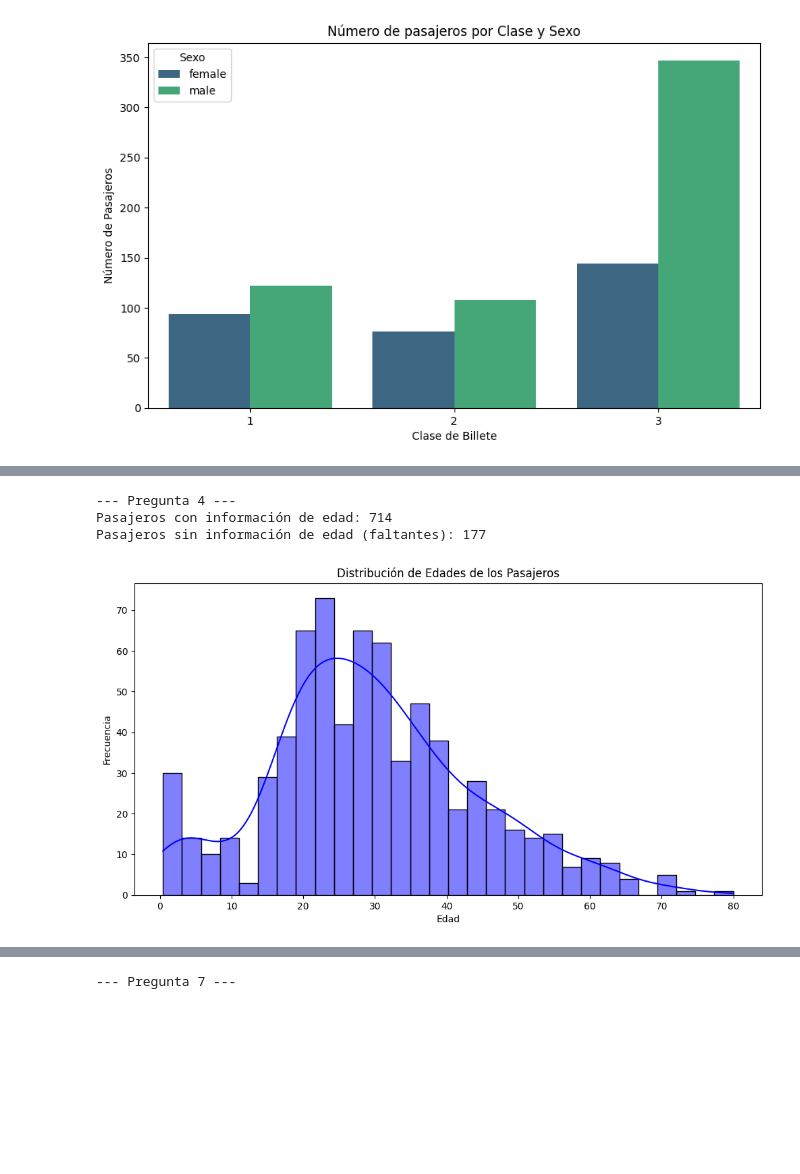
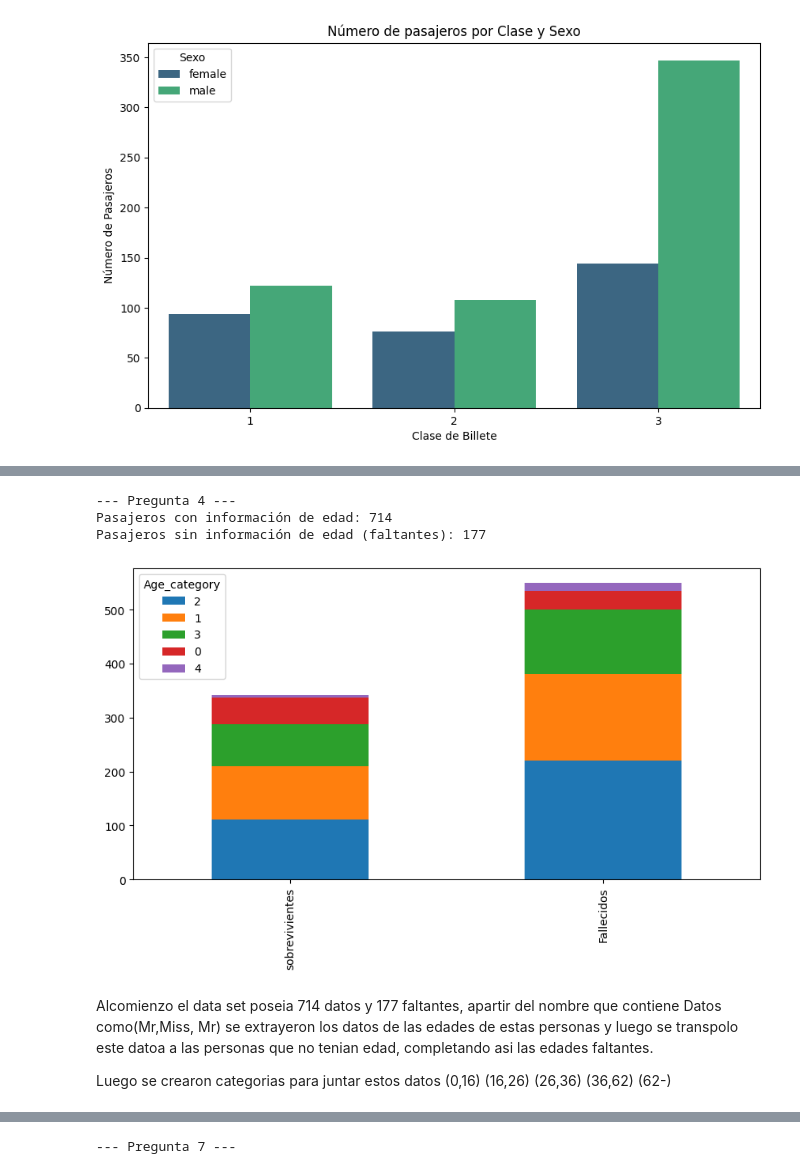
Before and after one commit to jmora67248-ui/Ciencia-de-datos, a Jupyter notebook: Actividad27OctEDA.ipynb, the cells around one changed output, grey strips where cells are left out. Saved outputs shown, nothing was run; the diff lists cells and outputs as text; code cells hidden in the pictures; blank space fills up the shorter version.

```diff
--- a/Actividad27OctEDA.ipynb
+++ b/Actividad27OctEDA.ipynb
@@ -684,30 +660,28 @@ Passing `palette` without assigning `hue` is deprecated and will be removed in v
 # %%
 # -----------------------------------------------------------------
 ## 4. Información y distribución de la edad
 # -----------------------------------------------------------------
 print("\n--- Pregunta 4 ---")
 
 # ¿Cuántos tienen información de edad?
-edad_con_info = df['Age'].count()
+edad_con_info = 714
 print(f"Pasajeros con información de edad: {edad_con_info}")
 
 # ¿Cuántos faltan?
-edad_sin_info = df['Age'].isnull().sum()
+edad_sin_info = 177
 print(f"Pasajeros sin información de edad (faltantes): {edad_sin_info}")
 
 # Distribución de edades (Histograma)
-plt.figure(figsize=(12, 6))
-# Usamos dropna() para ignorar los valores nulos solo en el gráfico
-sns.histplot(df['Age'].dropna(), kde=True, bins=30, color='blue')
-plt.title('Distribución de Edades de los Pasajeros')
-plt.xlabel('Edad')
-plt.ylabel('Frecuencia')
-plt.show()
+bar_char("Age_category")
 # %% [output]
 --- Pregunta 4 ---
 Pasajeros con información de edad: 714
 Pasajeros sin información de edad (faltantes): 177
-[figure, old version]
+[figure, new version]
+# %% [markdown]
+Alcomienzo el data set poseia 714 datos y 177 faltantes, apartir del nombre que contiene Datos como(Mr,Miss, Mr) se extrayeron los datos de las edades de estas personas y luego se transpolo este datoa a las personas que no tenian edad, completando asi las edades faltantes.
+
+Luego se crearon categorias para juntar estos datos   (0,16) (16,26) (26,36) (36,62) (62-)
 # %%
 # -----------------------------------------------------------------
 ## 5. Distribución de edad por clase y sexo
```
Also changed, not shown: parts of 12 cells of this notebook.
